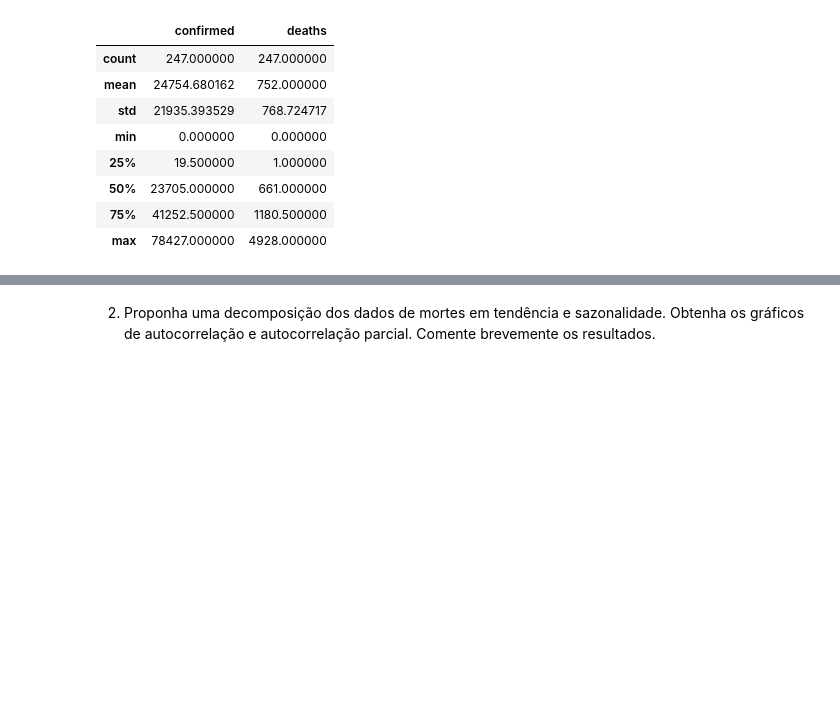
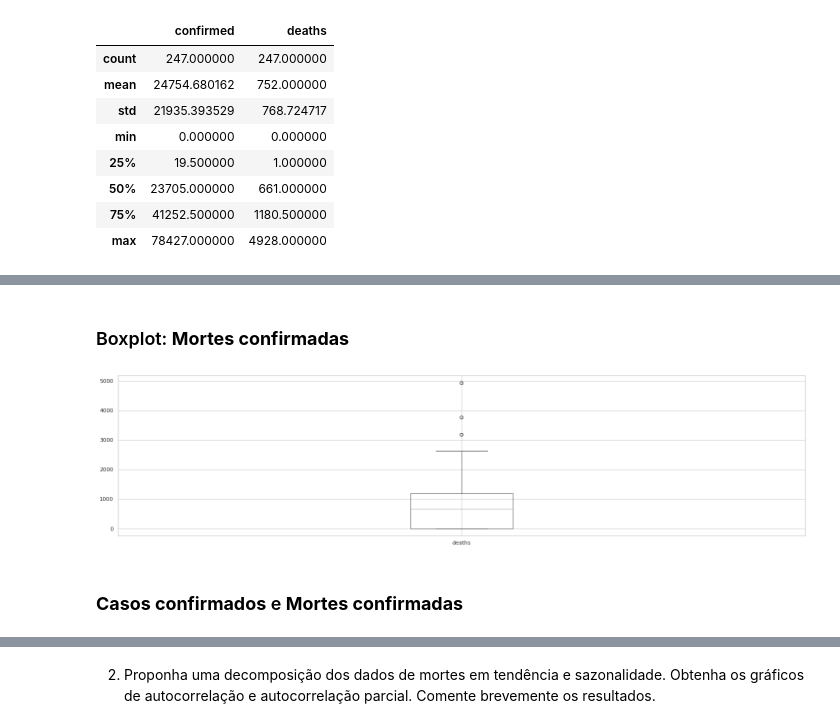
Before and after one commit to guilourenzo/mba-usp, a Jupyter notebook: APRENDIZADO DINÂMICO/PROJETO FINAL/GuilhermeLourenco_FINAL.ipynb, the cells around one changed output, grey strips where cells are left out. Cells and saved outputs as stored; diff of their text form; code cells hidden in the pictures; blank space fills up the shorter version.

```diff
--- a/APRENDIZADO DINÂMICO/PROJETO FINAL/GuilhermeLourenco_FINAL.ipynb
+++ b/APRENDIZADO DINÂMICO/PROJETO FINAL/GuilhermeLourenco_FINAL.ipynb
@@ -121,0 +131,8 @@ covid.plot();
+# %% [markdown]
+### Boxplot: **Mortes confirmadas**
+# %%
+covid[['deaths']].boxplot();
+# %% [output]
+[figure, added]
+# %% [markdown]
+### **Casos confirmados** e **Mortes confirmadas**
```
Also changed, not shown: parts of 38 cells of this notebook, 1 other file.
